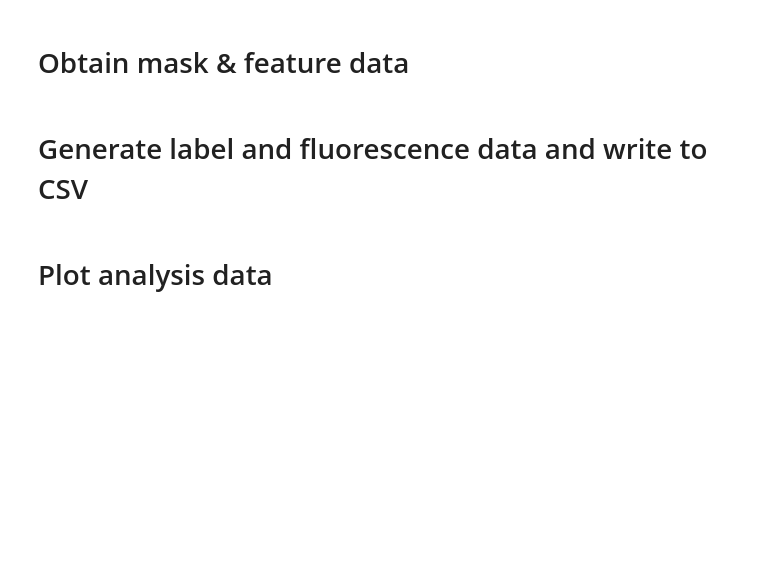
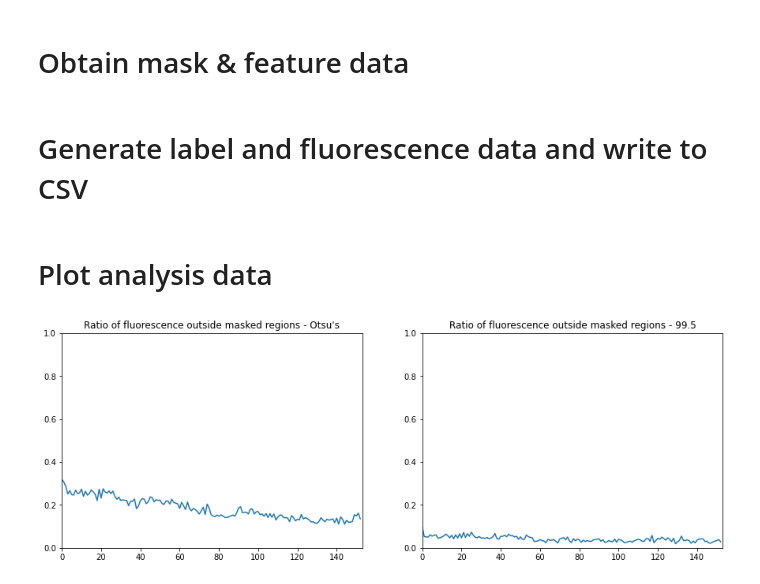
Before and after one commit to peteyeh/celltrack, a Jupyter notebook: fluorescence_analysis.ipynb, the cells around one changed output. Drawn from its saved outputs; the diff is of its cells as text; code cells hidden in the pictures; blank space fills up the shorter version.

```diff
--- a/fluorescence_analysis.ipynb
+++ b/fluorescence_analysis.ipynb
@@ -130,5 +143,21 @@ pd.concat(df_list).to_csv("saved_output/fluorescence_data/%s_fl_data.csv" % repo
 # %% [markdown]
 # Plot analysis data
+# %%
+plt.figure(figsize=(15, 5))
+plt.subplot(1,2,1)
+plt.title("Ratio of fluorescence outside masked regions - Otsu's")
+plt.xlim([0,len(result)])
+plt.ylim([0,1])
+plt.plot(np.array(bg_otsu) / np.array(tt_otsu))
+
+plt.subplot(1,2,2)
+plt.title("Ratio of fluorescence outside masked regions - %s" % str(cutoff_percentile))
+plt.xlim([0,len(result)])
+plt.ylim([0,1])
+plt.plot(np.array(bg_high) / np.array(tt_high))
+plt.show()
+# %% [output]
+[figure, added]
 # %%
 fig, axs = plt.subplots(3, 2, tight_layout=True, figsize=(15, 20), dpi=300)
 for k in class_fluorescences.keys():
```
Also changed, not shown: parts of 4 cells of this notebook.
